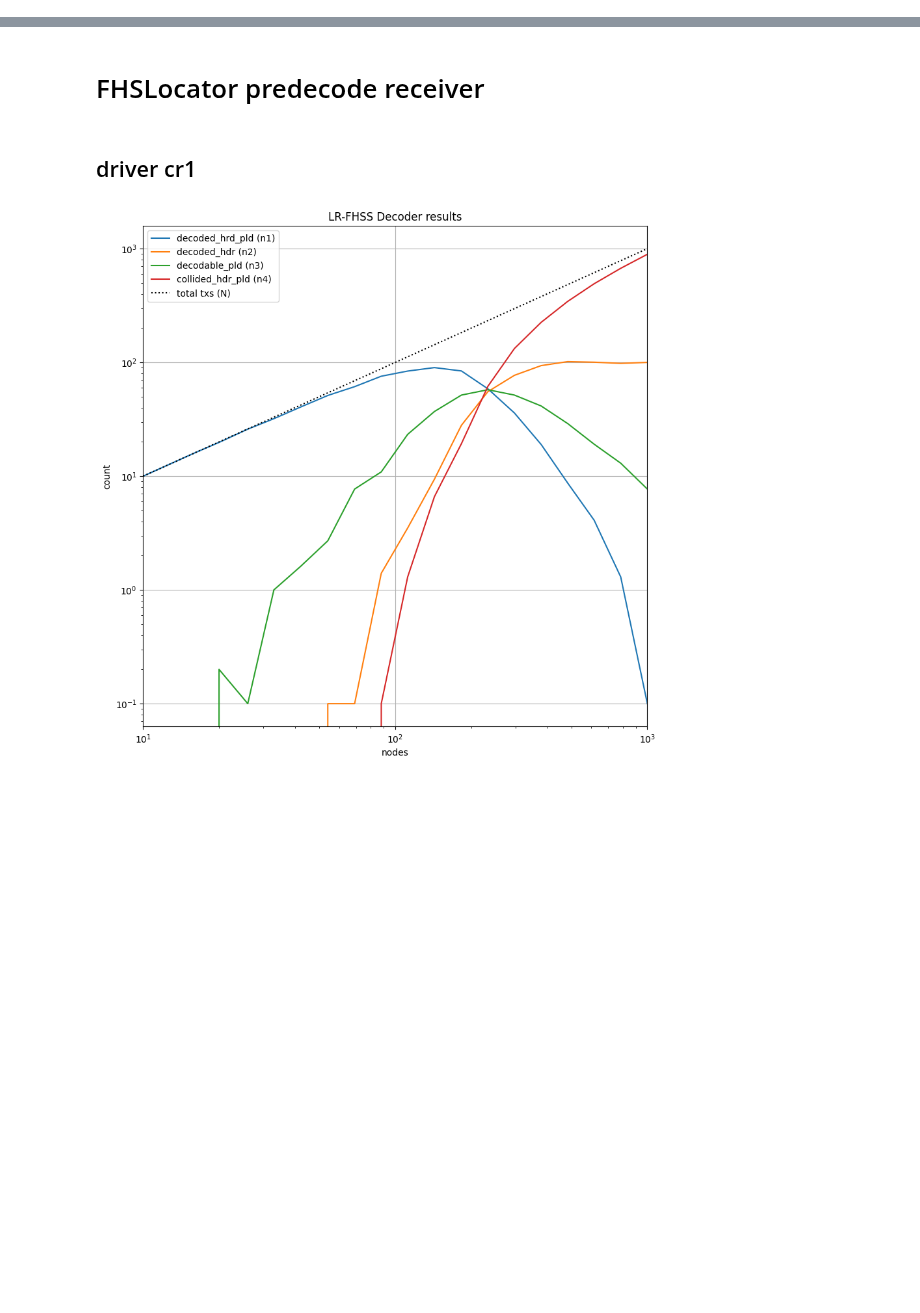
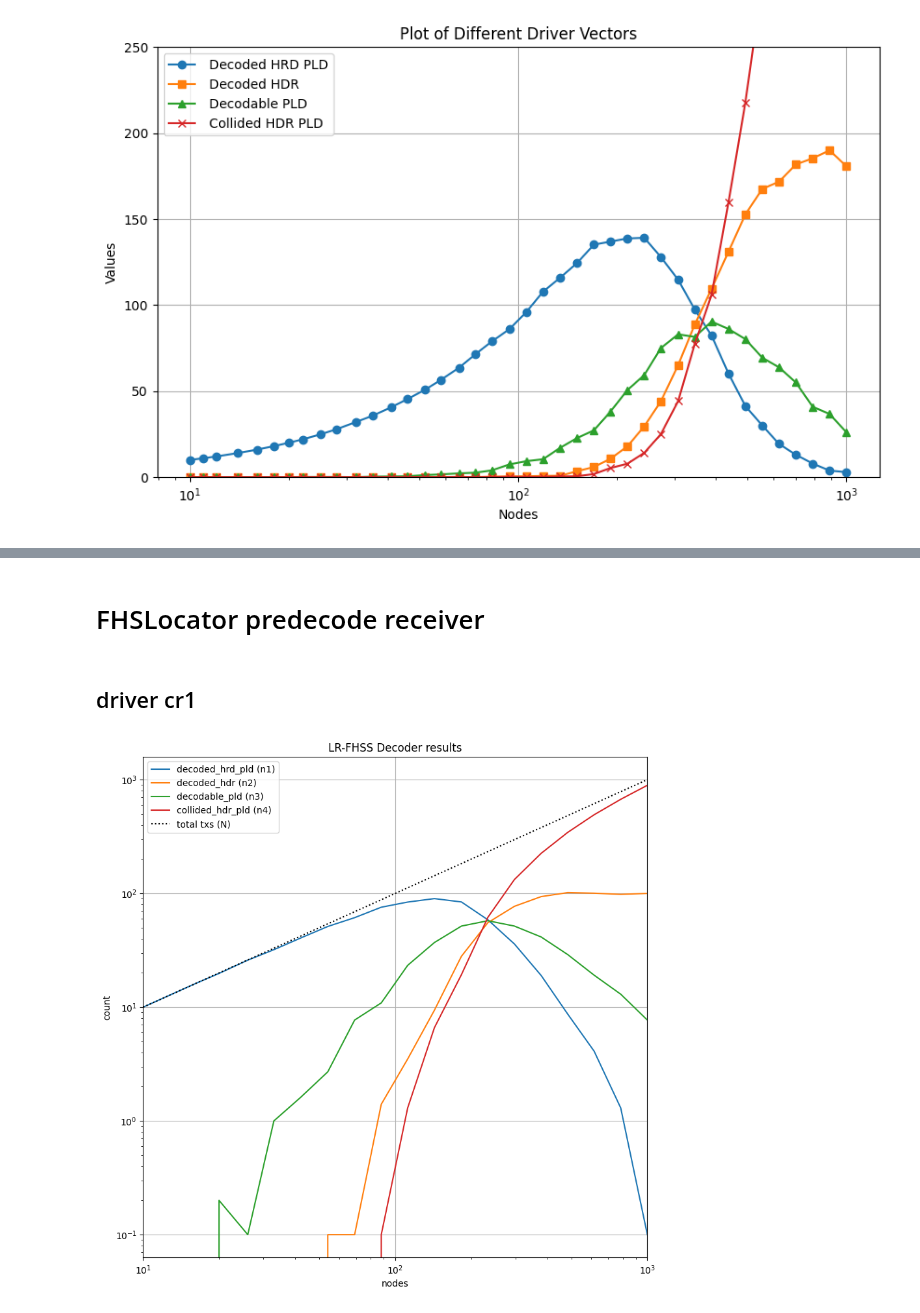
Before and after one commit to diegomm6/lr-fhss_seq-families, a Jupyter notebook: predecode.ipynb, the cells around one changed output, grey strips where cells are left out. Drawn from its saved outputs; the diff is of its cells as text; code cells hidden in the pictures; blank space fills up the shorter version.

```diff
--- a/predecode.ipynb
+++ b/predecode.ipynb
@@ -4,0 +37,8 @@ import pandas as pd
+# %%
+driver_decoded_hrd_pld= [10.0, 11.0, 12.0, 14.0, 16.0, 18.0, 20.0, 21.9, 24.9, 27.9, 32.0, 35.7, 40.6, 45.4, 50.8, 56.4, 63.6, 71.4, 78.8, 86.0, 96.1, 107.8, 115.8, 124.4, 135.1, 136.9, 138.7, 139.1, 127.9, 114.7, 97.4, 82.3, 60.2, 41.3, 30.0, 19.3, 13.0, 7.9, 3.8, 2.9]
+driver_decoded_hdr= [0.0, 0.0, 0.0, 0.0, 0.0, 0.0, 0.0, 0.0, 0.0, 0.0, 0.0, 0.0, 0.0, 0.1, 0.0, 0.0, 0.1, 0.0, 0.3, 0.4, 0.5, 0.7, 0.8, 3.4, 5.9, 10.7, 17.9, 29.5, 44.1, 65.1, 88.7, 109.4, 131.0, 152.7, 167.5, 171.7, 181.7, 185.3, 189.9, 180.6]
+driver_decodable_pld= [0.0, 0.0, 0.0, 0.0, 0.0, 0.0, 0.0, 0.1, 0.1, 0.1, 0.0, 0.3, 0.4, 0.5, 1.2, 1.6, 2.2, 2.6, 3.9, 7.4, 9.3, 10.4, 17.0, 22.7, 27.2, 38.1, 50.6, 59.3, 75.0, 83.0, 81.5, 90.4, 86.1, 80.2, 69.4, 63.8, 55.0, 40.9, 36.7, 26.0]
+driver_collided_hdr_pld= [0.0, 0.0, 0.0, 0.0, 0.0, 0.0, 0.0, 0.0, 0.0, 0.0, 0.0, 0.0, 0.0, 0.0, 0.0, 0.0, 0.1, 0.0, 0.0, 0.2, 0.1, 0.1, 0.4, 0.5, 1.8, 5.3, 7.8, 14.1, 25.0, 44.2, 77.4, 105.9, 159.7, 217.8, 287.1, 368.2, 451.3, 554.9, 657.6, 790.5]
+plotdata() # 410 timeslots, 1 freq slot per obw
+# %% [output]
+[figure, added]
```
Also changed, not shown: parts of 2 cells of this notebook, 4 other files.
